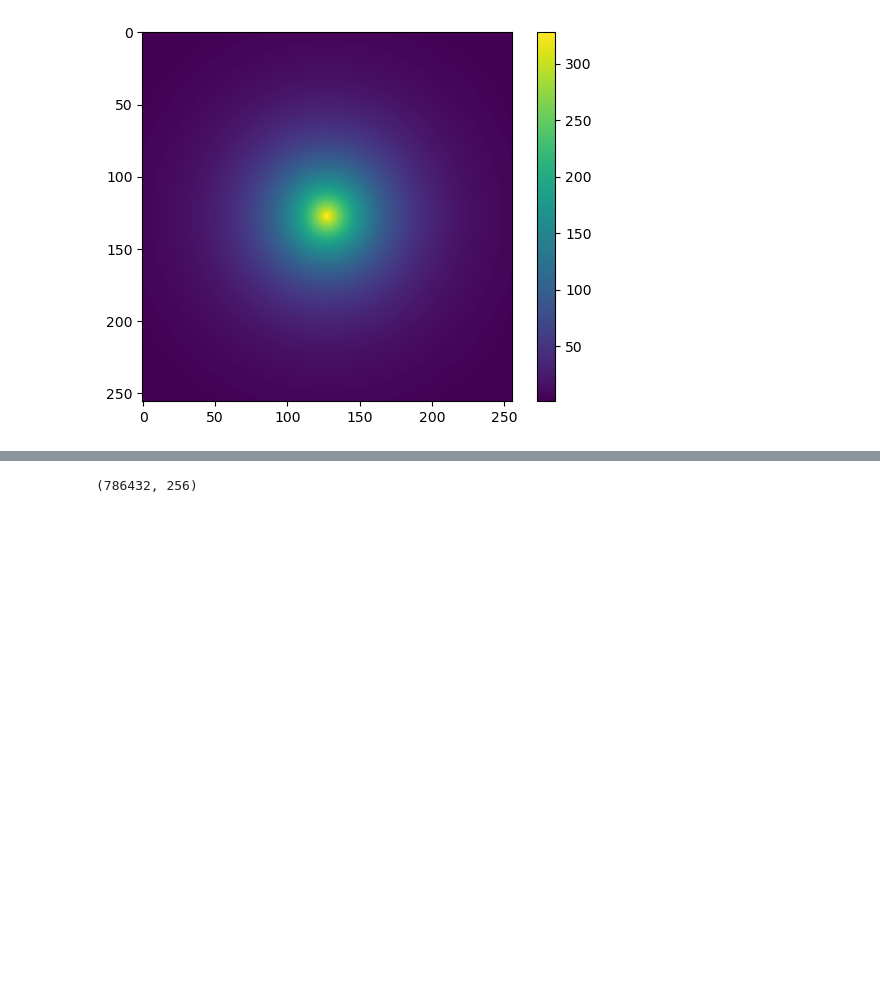
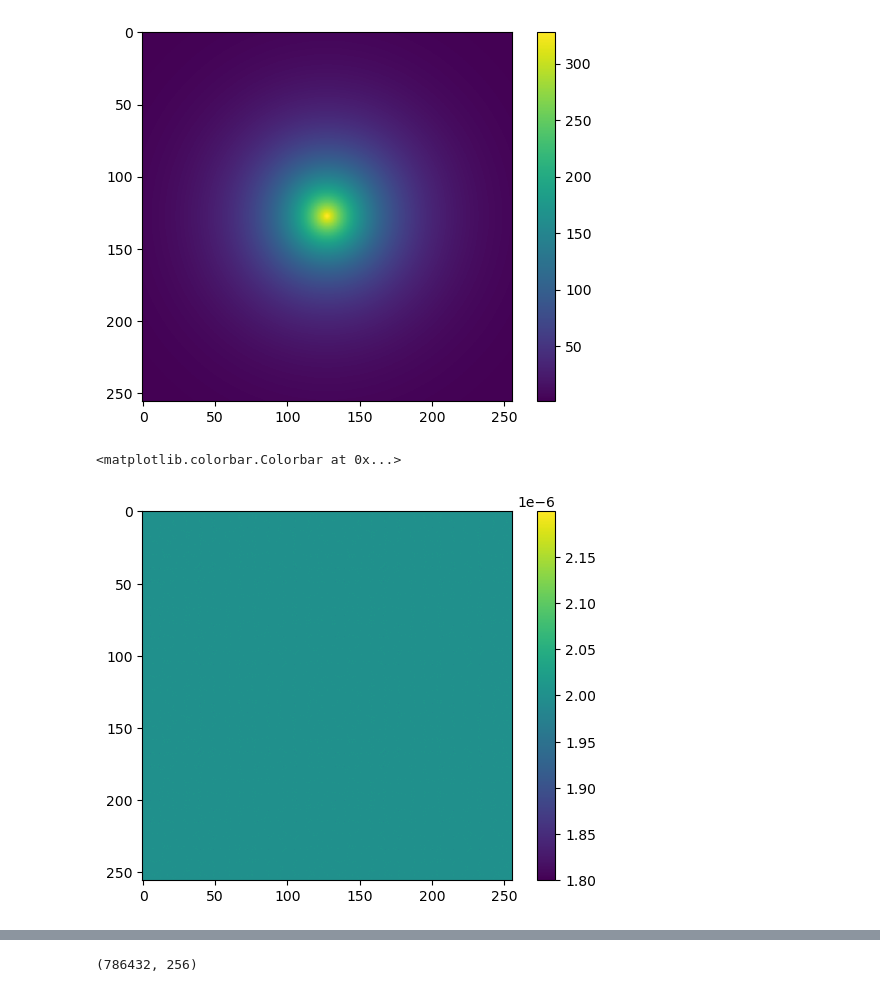
Before and after one commit to dkn16/Synax, a Jupyter notebook: examples/emiss_calc.ipynb, the cells around one changed output, grey strips where cells are left out. Cells and saved outputs as stored; diff of their text form; code cells hidden in the pictures; blank space fills up the shorter version.

```diff
--- a/examples/emiss_calc.ipynb
+++ b/examples/emiss_calc.ipynb
@@ -57,12 +90,20 @@ plt.colorbar()
 <matplotlib.colorbar.Colorbar at 0x...>
 [figure]
 # %%
-dtype = np.float64  # 32-bit floating point
+dtype = np.float64  # 64-bit floating point
 
 # Read the binary file
 breg = np.fromfile('../../SyncEmiss/breg.bin', dtype=dtype).reshape((256,256,64,3))
-brnd = np.fromfile('../../SyncEmiss/brnd.bin', dtype=dtype).reshape((256,256,64,3))
+brnd = np.fromfile('../../SyncEmiss/brnd.bin', dtype=dtype).reshape((256,256,64,3))*0
 # %%
 B_field = jnp.array(breg+brnd)
+#B_field = jnp.ones_like(breg+brnd)*jnp.array([1.,0.,0.])*1e-6
+#B_field = jnp.stack([C_field] * 3, axis=0).transpose(1,2,3,0)*1e-6*6
+#C_field = jnp.ones_like(C_field)
 B_field_square = (B_field**2).sum(axis=-1)
+plt.imshow(B_field[:,:,32,2])
+plt.colorbar()
+# %% [output]
+<matplotlib.colorbar.Colorbar at 0x...>
+[figure, added]
 # %%
```
Also changed, not shown: parts of 25 cells of this notebook, 1 other file.
